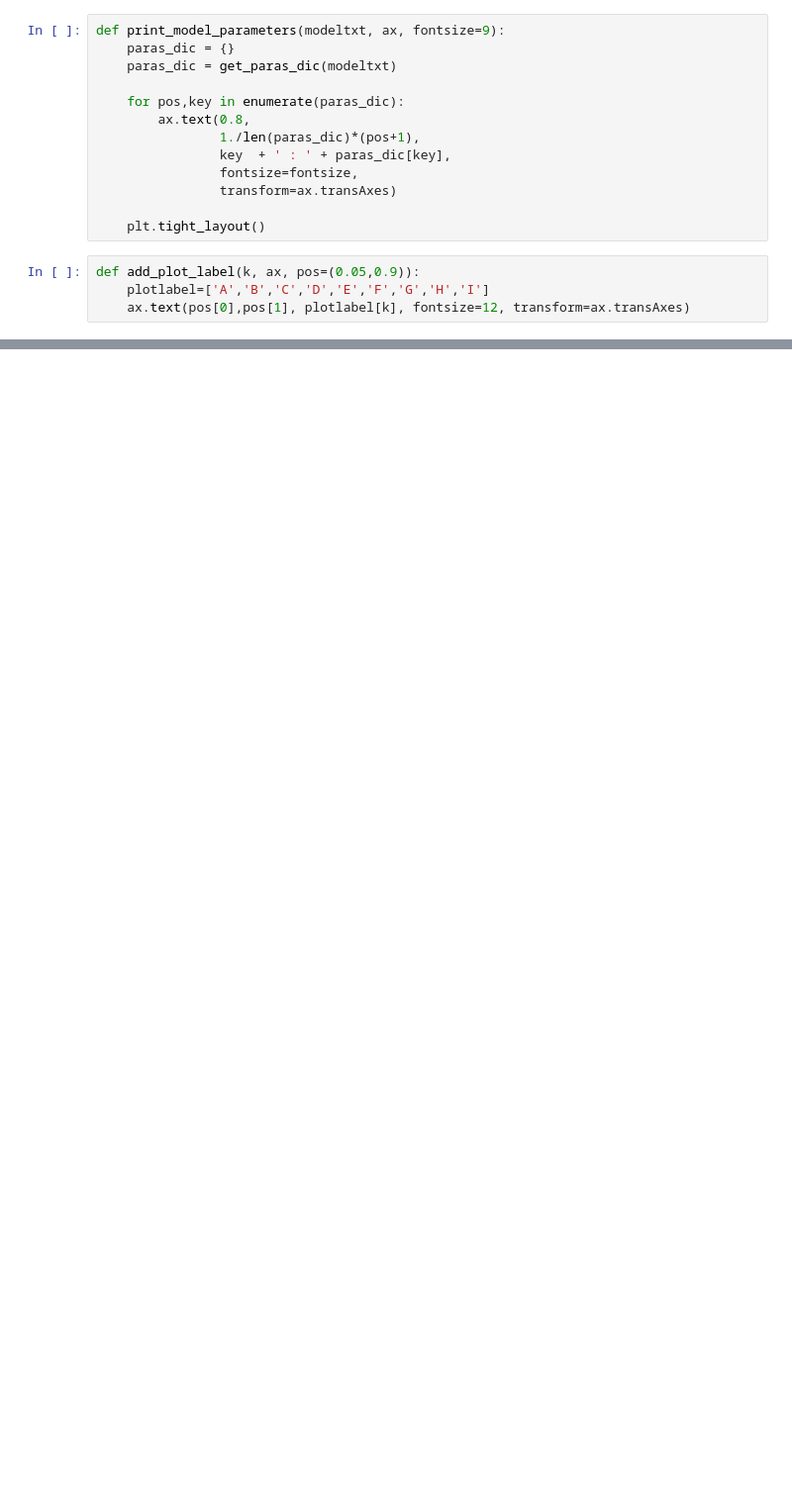
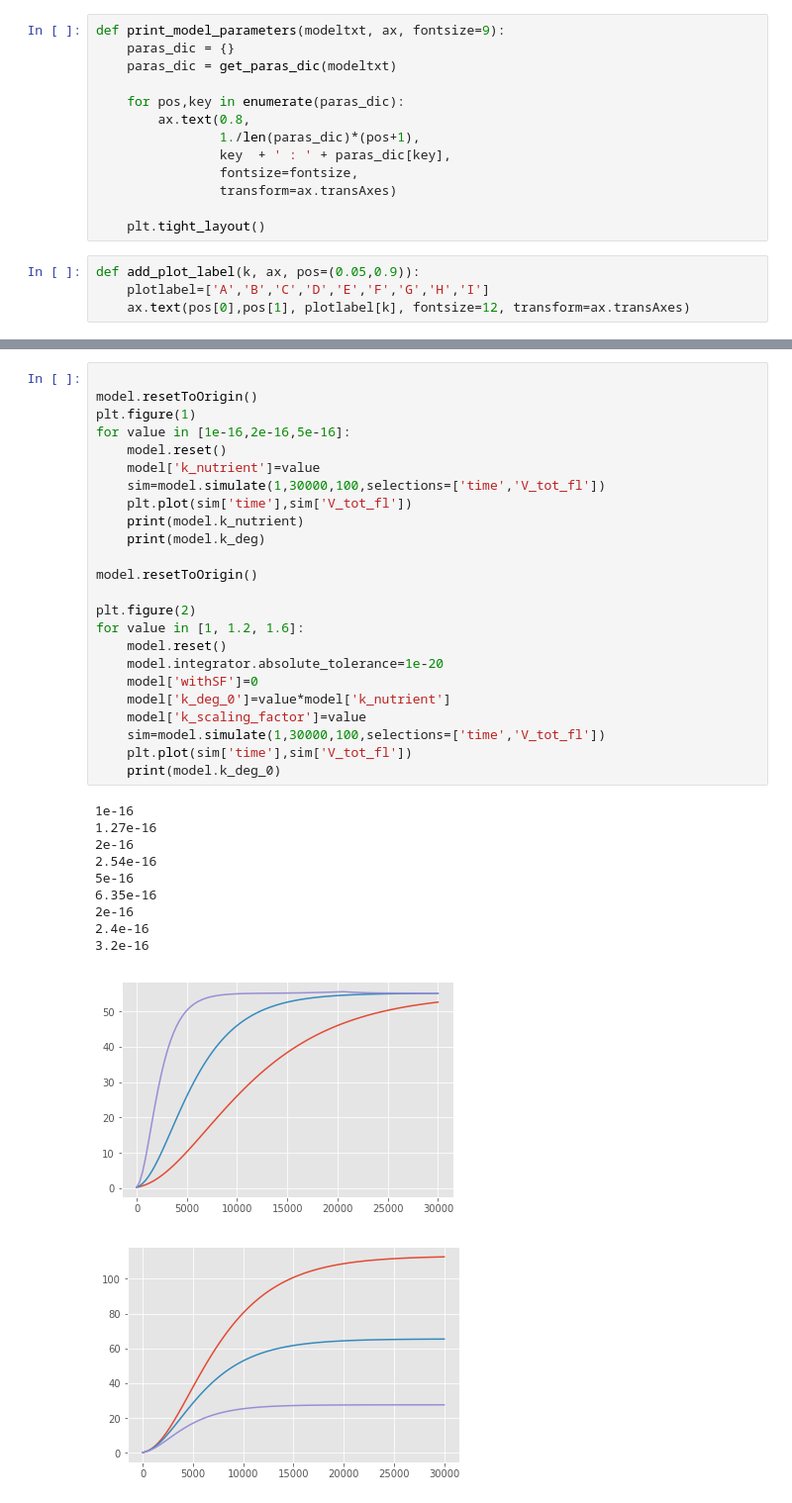
Before and after one commit to tbphu/volume_model, a Jupyter notebook: simulate_and_plot_radius_model.ipynb, the cells around one changed output, grey strips where cells are left out. Shown at 99% size. Cells and saved outputs as stored; diff of their text form; blank space fills up the shorter version.

```diff
--- a/simulate_and_plot_radius_model.ipynb
+++ b/simulate_and_plot_radius_model.ipynb
@@ -251,0 +232,36 @@ plt.savefig('plots/simulation__refradius_osmo.png',dpi=300)
+# %%
+
+model.resetToOrigin()
+plt.figure(1)
+for value in [1e-16,2e-16,5e-16]:
+    model.reset()
+    model['k_nutrient']=value
+    sim=model.simulate(1,30000,100,selections=['time','V_tot_fl'])
+    plt.plot(sim['time'],sim['V_tot_fl'])
+    print(model.k_nutrient)
+    print(model.k_deg)
+
+model.resetToOrigin()
+
+plt.figure(2)
+for value in [1, 1.2, 1.6]:
+    model.reset()
+    model.integrator.absolute_tolerance=1e-20
+    model['withSF']=0
+    model['k_deg_0']=value*model['k_nutrient']
+    model['k_scaling_factor']=value
+    sim=model.simulate(1,30000,100,selections=['time','V_tot_fl'])
+    plt.plot(sim['time'],sim['V_tot_fl'])
+    print(model.k_deg_0)
+# %% [output]
+1e-16
+1.27e-16
+2e-16
+2.54e-16
+5e-16
+6.35e-16
+2e-16
+2.4e-16
+3.2e-16
+[figure, added]
+[figure, added]
```
Also changed, not shown: parts of 4 cells of this notebook, 2 other files.
